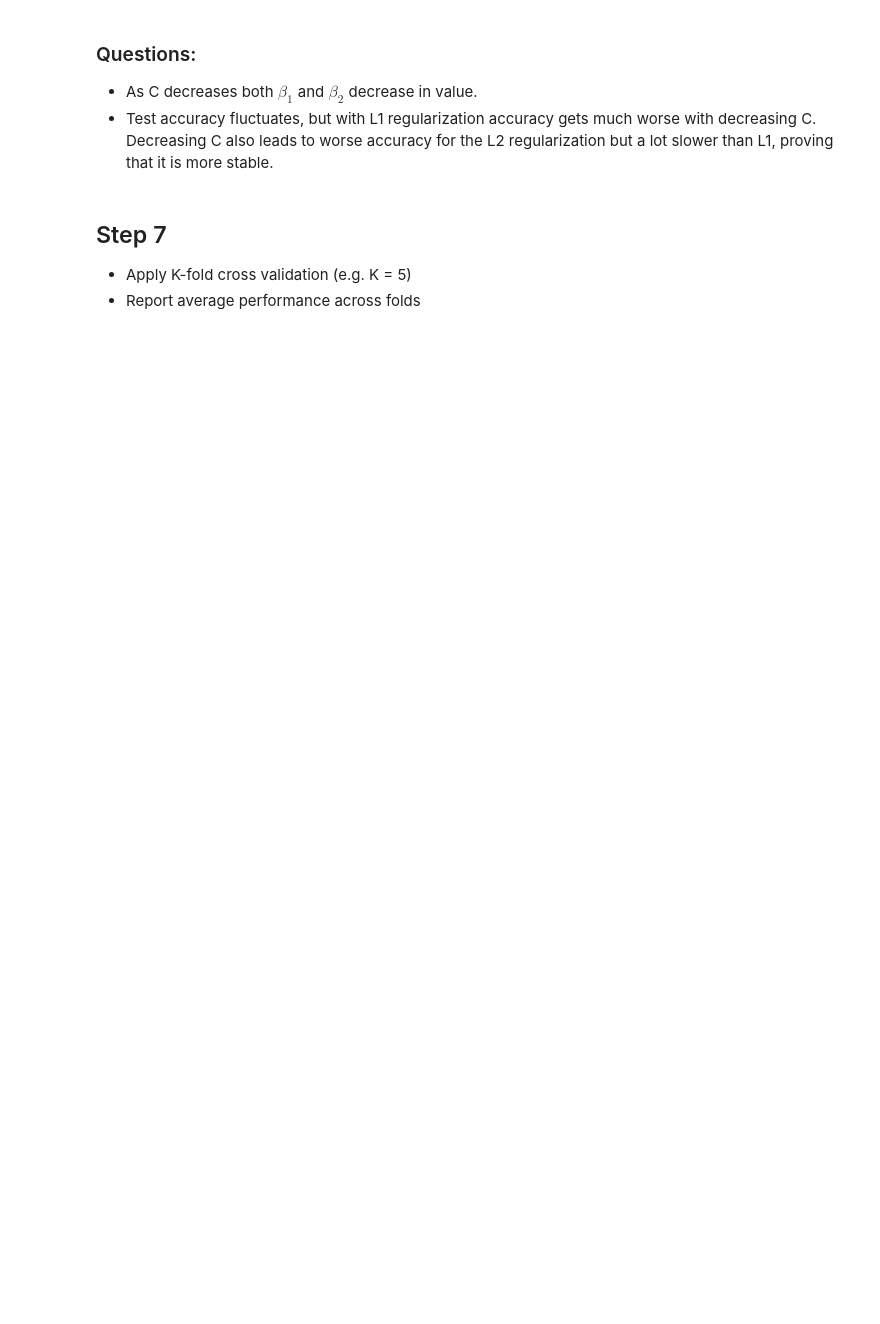
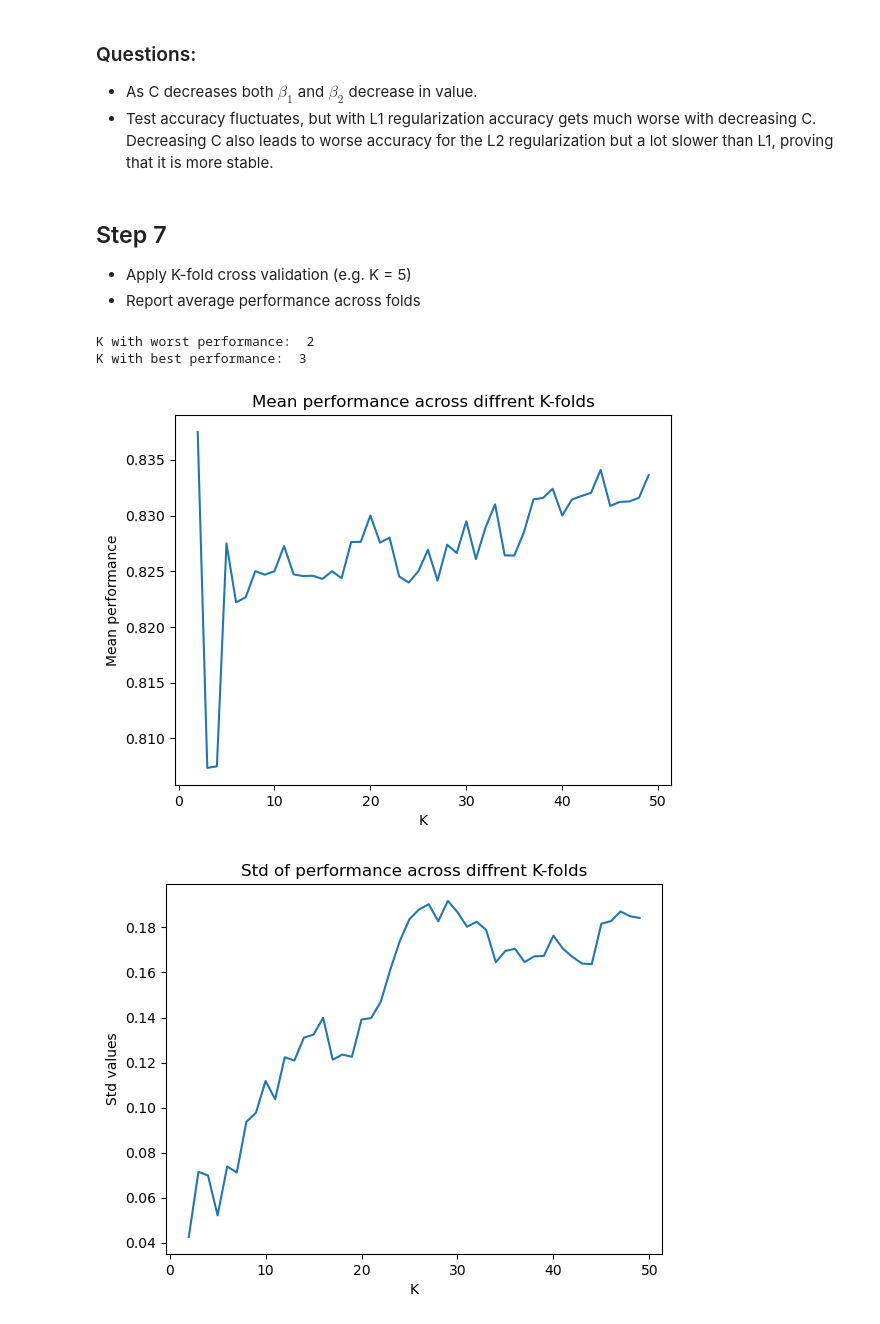
Before and after one commit to p3akth/SLA_complementary, a Jupyter notebook: Assignment_10_march/Assignment.ipynb, the cells around one changed output. Cells and saved outputs as stored; diff of their text form; code cells hidden in the pictures; blank space fills up the shorter version.

```diff
--- a/Assignment_10_march/Assignment.ipynb
+++ b/Assignment_10_march/Assignment.ipynb
@@ -231,6 +231,41 @@ accuracy score:  0.61
 ## Step 7
 - Apply K-fold cross validation (e.g. K = 5)
 - Report average performance across folds
+# %%
+from sklearn.model_selection import KFold, cross_val_score
+
+k = np.arange(2, 50)
+mean = np.zeros(len(k))
+std = np.zeros(len(k))
+
+for i in range(len(k)):
+    clf = LogisticRegression(penalty="l2", C=C)
+    kf = KFold(n_splits=k[i])
+    scores = cross_val_score(clf, X, y, cv=kf)
+    mean[i] = scores.mean()
+    std[i] = scores.std()
+
+best = np.argmin(mean)
+worst = np.argmax(mean)
+print('K with worst performance: ', k[worst])
+print('K with best performance: ', k[best])
+
+
+plt.plot(k, mean)
+plt.ylabel("Mean performance")
+plt.xlabel("K")
+plt.title('Mean performance across diffrent K-folds')
+plt.show()
+plt.plot(k, std)
+plt.xlabel("K")
+plt.ylabel("Std values")
+plt.title('Std of performance across diffrent K-folds')
+plt.show()
+# %% [output]
+K with worst performance:  2
+K with best performance:  3
+[figure, added]
+[figure, added]
 # %% [markdown]
 ### Questions
 - How does K-fold CV differ from a single train/test split?
```
Also changed, not shown: parts of 3 cells of this notebook.
